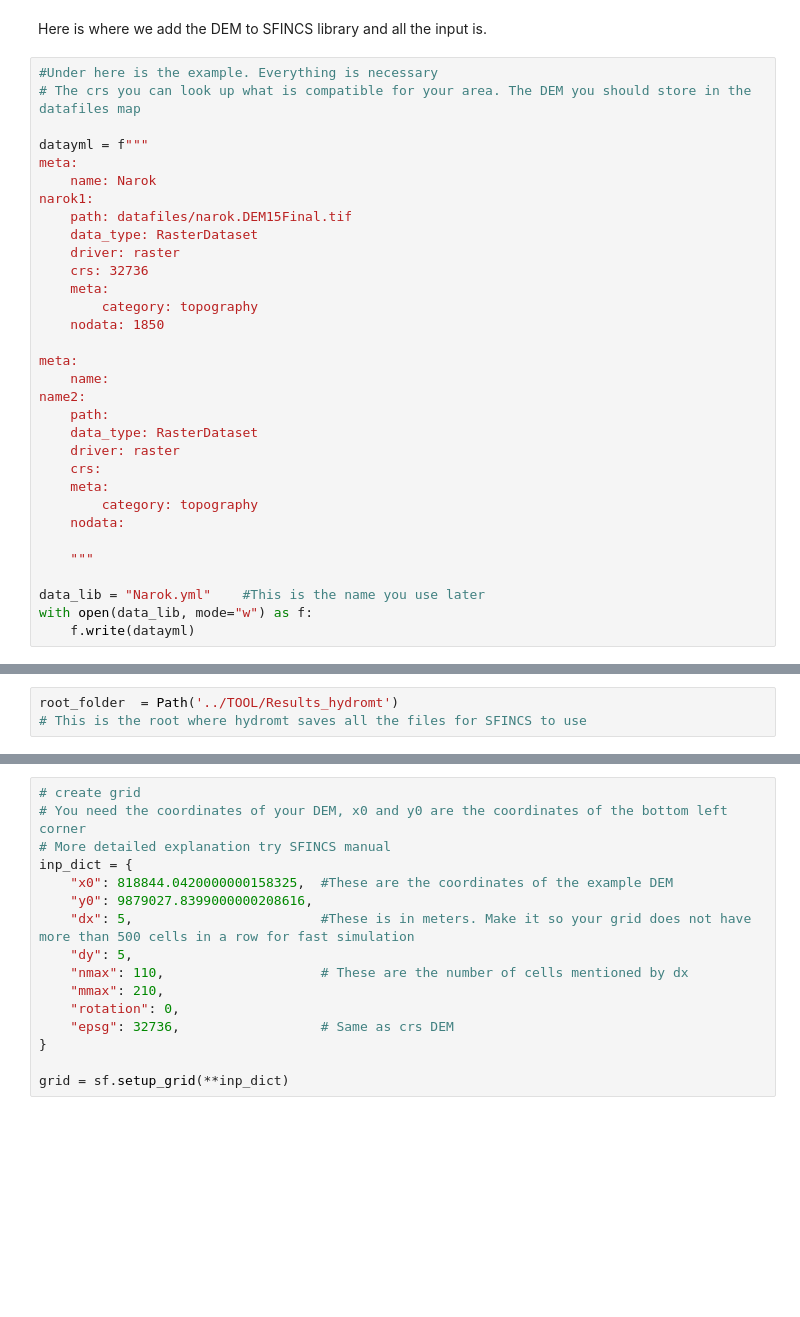
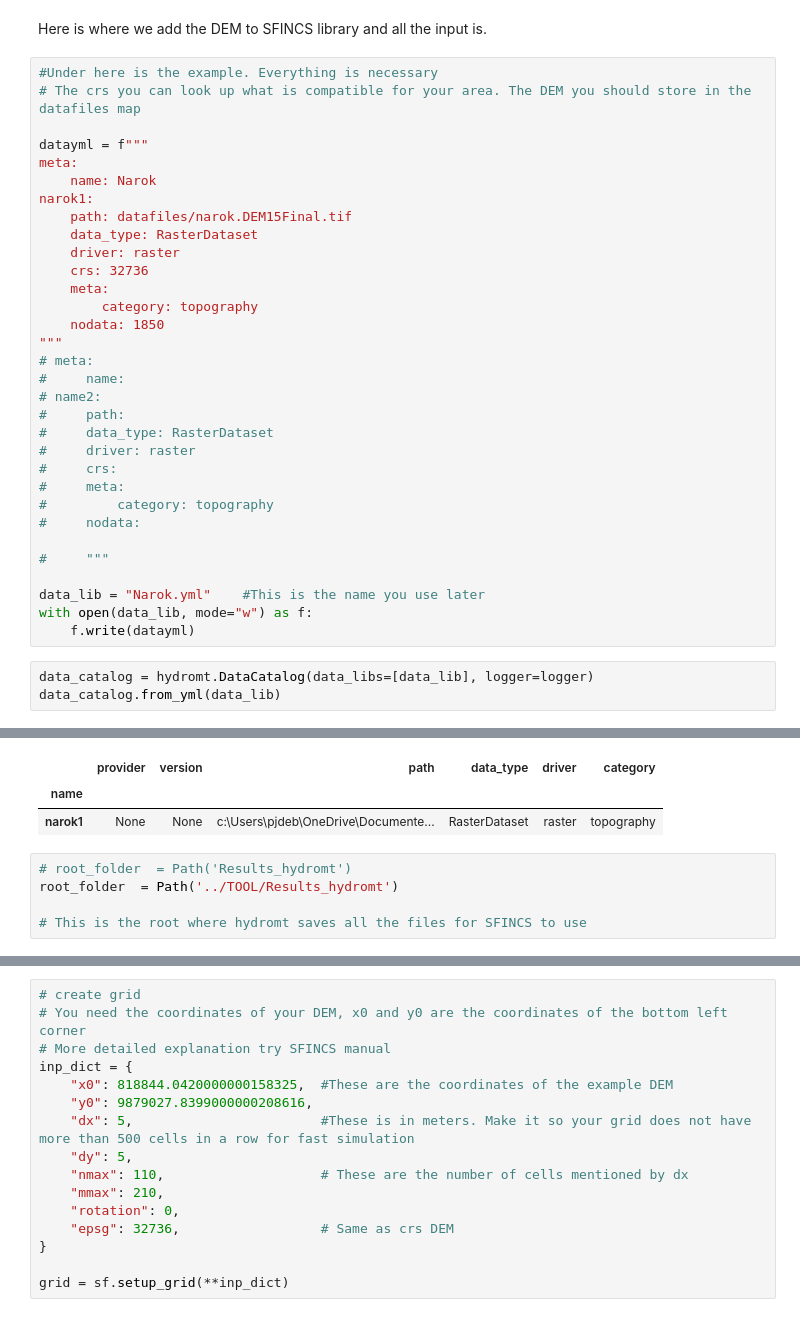
Before and after one commit to pjdebruijn2505/Git_mdp, a Jupyter notebook: TOOL/TOOL-part2.ipynb, the cells around one changed output, grey strips where cells are left out. Cells and saved outputs as stored; diff of their text form; blank space fills up the shorter version.

```diff
--- a/TOOL/TOOL-part2.ipynb
+++ b/TOOL/TOOL-part2.ipynb
@@ -46,20 +46,24 @@ narok1:
     meta:
         category: topography
     nodata: 1850
+"""
+# meta:
+#     name:
+# name2:
+#     path:
+#     data_type: RasterDataset
+#     driver: raster
+#     crs:
+#     meta:
+#         category: topography
+#     nodata:
 
-meta:
-    name:
-name2:
-    path:
-    data_type: RasterDataset
-    driver: raster
-    crs:
-    meta:
-        category: topography
-    nodata:
-
-    """
+#     """
 
 data_lib = "Narok.yml"    #This is the name you use later
 with open(data_lib, mode="w") as f:
     f.write(datayml)
+# %%
+data_catalog = hydromt.DataCatalog(data_libs=[data_lib], logger=logger)
+data_catalog.from_yml(data_lib)
+# %% [output]
@@ -66,5 +72,10 @@ with open(data_lib, mode="w") as f:
+|  | provider | version | path | data_type | driver | category |
+| name |  |  |  |  |  |  |
+| narok1 | None | None | c:\Users\pjdeb\OneDrive\Documente... | RasterDataset | raster | topography |
 # %%
+# root_folder  = Path('Results_hydromt')
 root_folder  = Path('../TOOL/Results_hydromt')
+
 # This is the root where hydromt saves all the files for SFINCS to use
 # %%
 #Configuration
```
Also changed, not shown: parts of 12 cells of this notebook, 30 other files.
